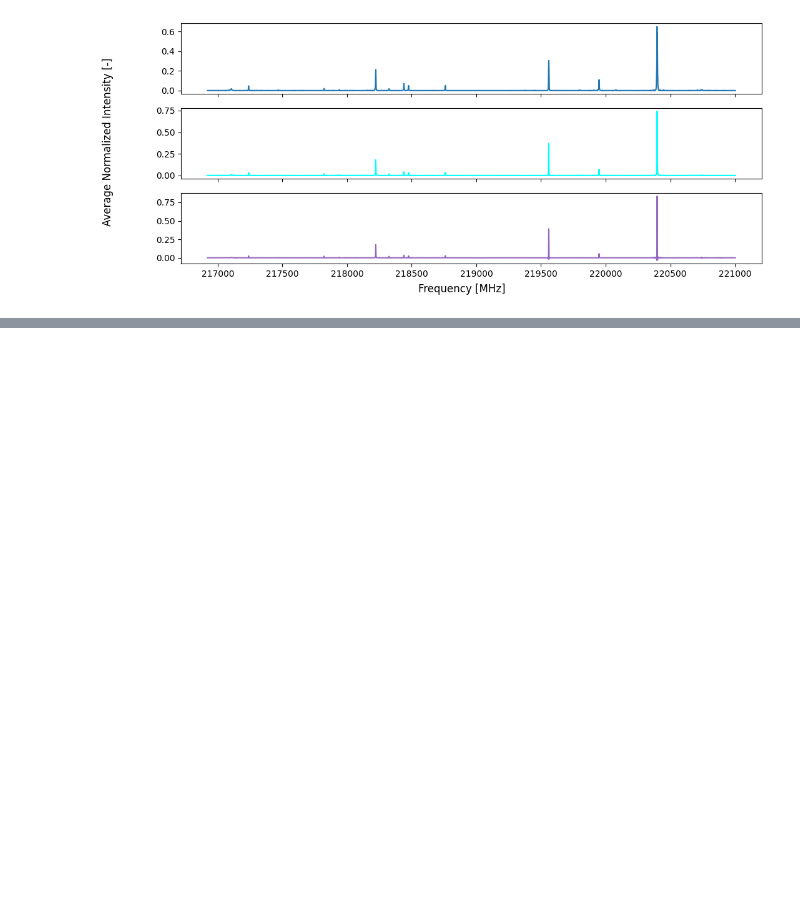
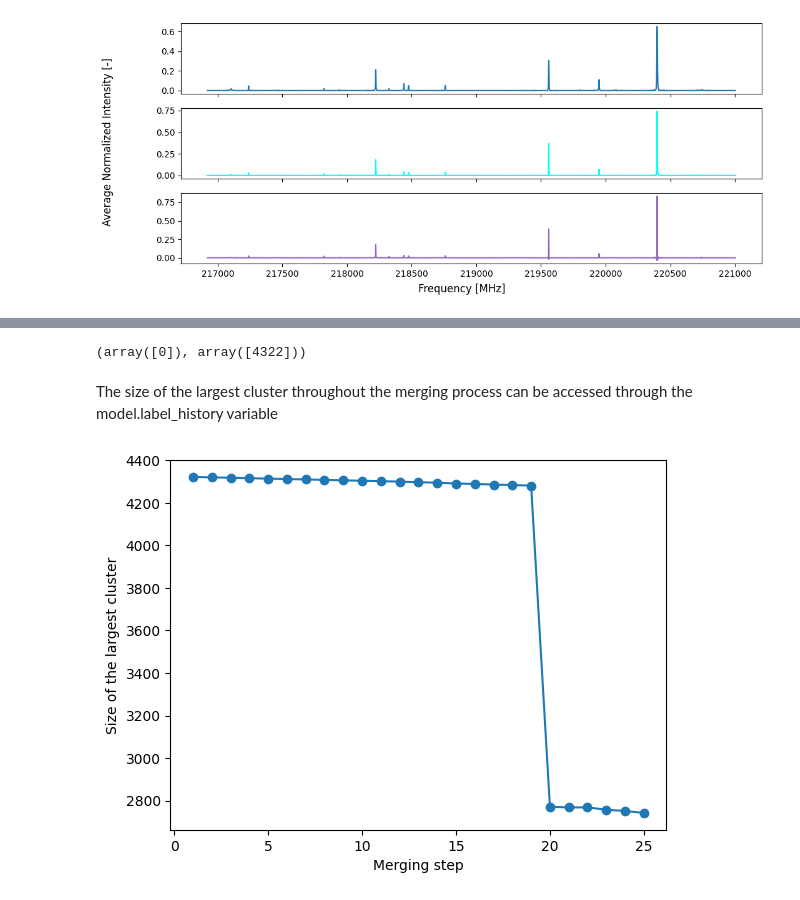
Before and after one commit to javialonso05/MSc-Thesis, a Jupyter notebook: modeling.ipynb, the cells around one changed output, grey strips where cells are left out. Drawn from its saved outputs; the diff is of its cells as text; code cells hidden in the pictures; blank space fills up the shorter version.

Commit message:
modelling notebook finished

```diff
--- a/modeling.ipynb
+++ b/modeling.ipynb
@@ -314,0 +336,20 @@ plt.show()
+# %%
+from src.models.agglomerative import CustomAgglomerativeClustering
+
+model = CustomAgglomerativeClustering(k0_neighbors=1, k_neighbors=25).fit(subtraction_data)
+print(np.unique(model.labels_, return_counts=True))
+# %% [output]
+(array([0]), array([4322]))
+# %% [markdown]
+The size of the largest cluster throughout the merging process can be accessed through the model.label_history variable
+# %%
+# Access the size of the largest cluster throughout the last 25 merging steps
+largest_clsuter_size = [max(np.unique(model.label_history[-i], return_counts=True)[1]) for i in range(1, 26)]
+
+# Plot the results
+plt.plot(range(1, 26), largest_clsuter_size, marker='o')
+plt.xlabel("Merging step")
+plt.ylabel("Size of the largest cluster")
+plt.show()
+# %% [output]
+[figure, added]
```
Also changed, not shown: parts of 17 cells of this notebook, 3 other files.
